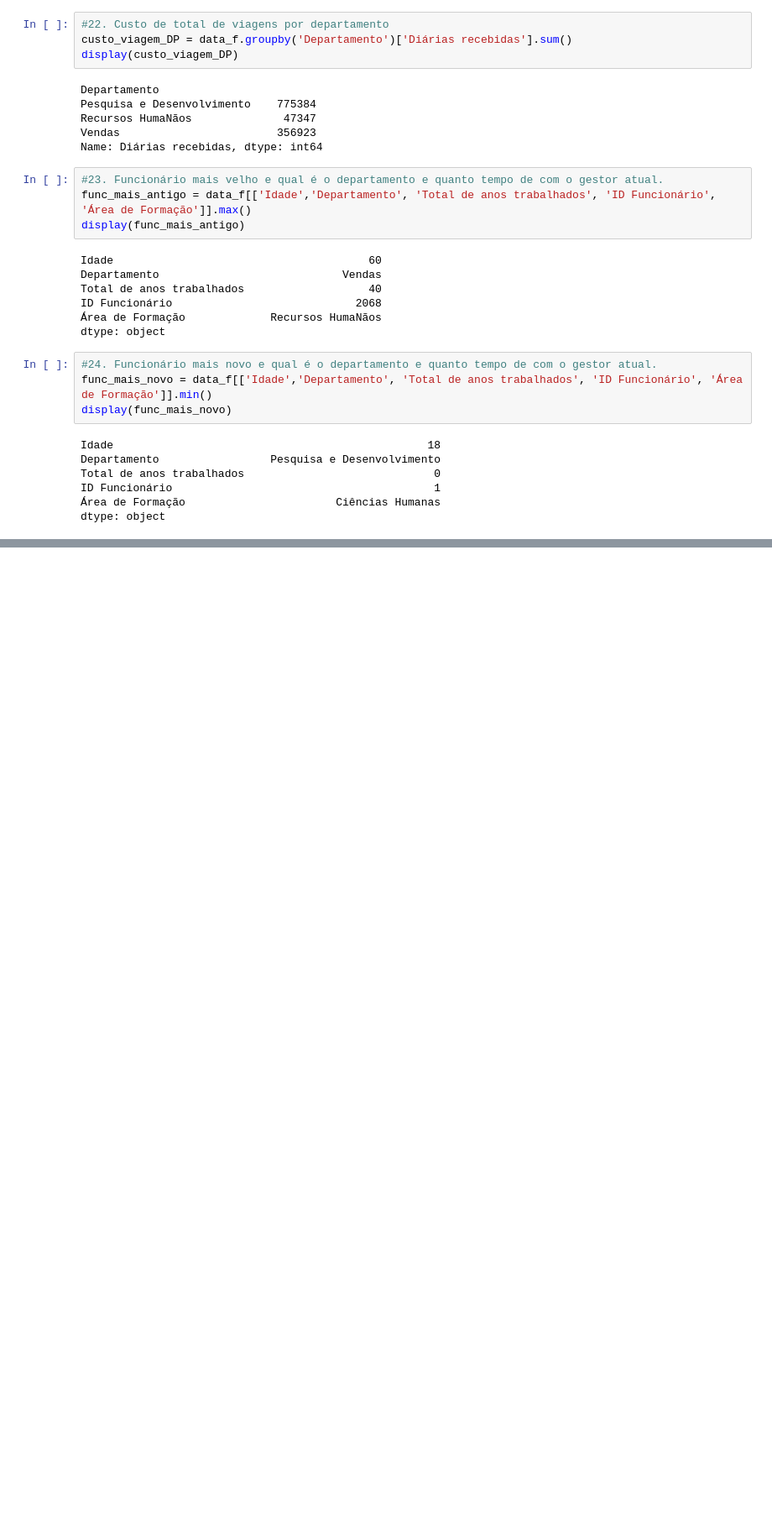
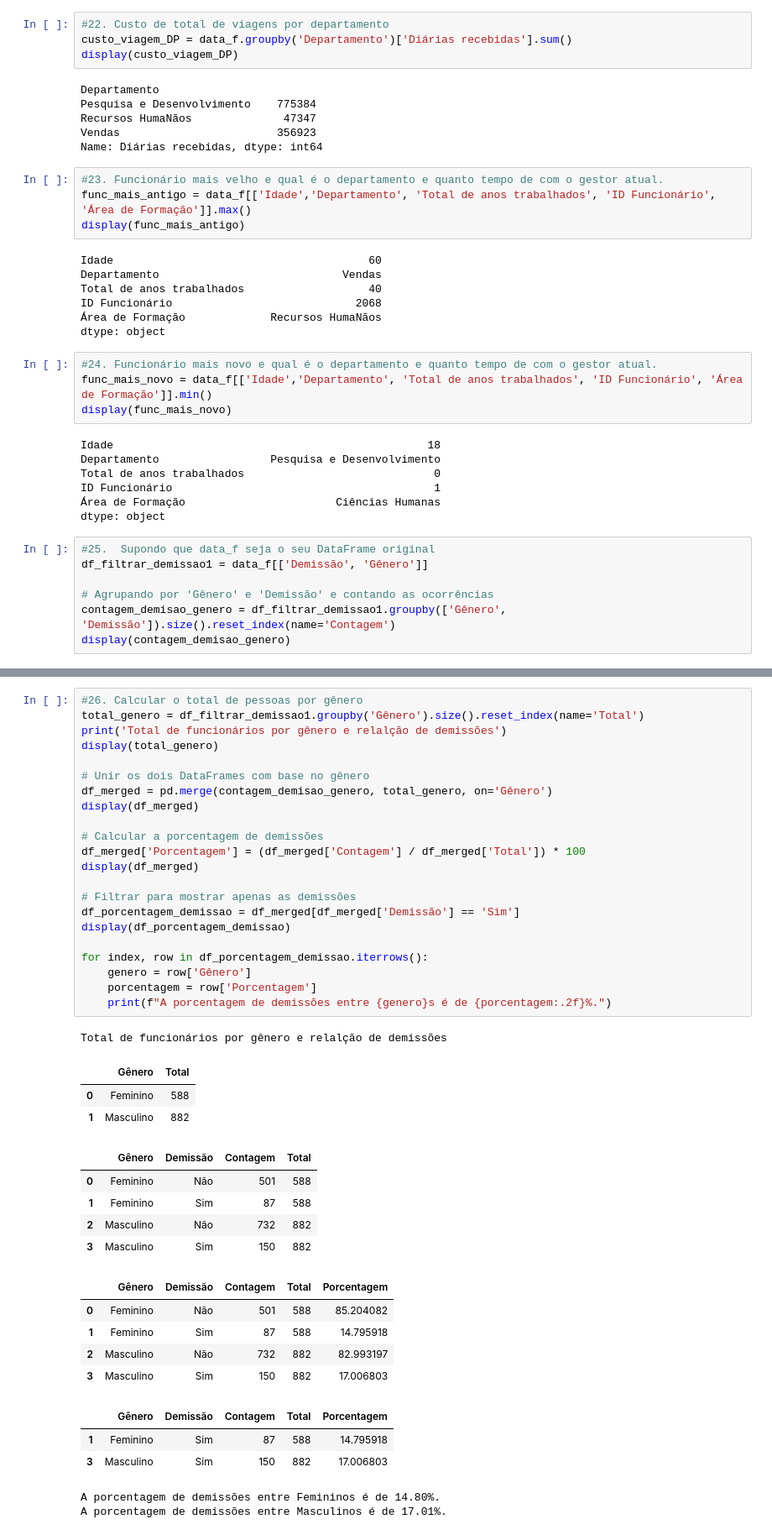
Before and after one commit to victoriawermelinger/SoulCode, a Jupyter notebook: Bootcamp - ANALISE DE DADOS/Atividade 03 - Pandas.ipynb, the cells around one changed output, grey strips where cells are left out. Shown at 84% size. Drawn from its saved outputs; the diff is of its cells as text; blank space fills up the shorter version.

```diff
--- a/Bootcamp - ANALISE DE DADOS/Atividade 03 - Pandas.ipynb
+++ b/Bootcamp - ANALISE DE DADOS/Atividade 03 - Pandas.ipynb
@@ -532,3 +532,10 @@ Total de anos trabalhados                             0
 ID Funcionário                                        1
 Área de Formação                       Ciências Humanas
 dtype: object
+# %%
+#25.  Supondo que data_f seja o seu DataFrame original
+df_filtrar_demissao1 = data_f[['Demissão', 'Gênero']]
+
+# Agrupando por 'Gênero' e 'Demissão' e contando as ocorrências
+contagem_demisao_genero = df_filtrar_demissao1.groupby(['Gênero', 'Demissão']).size().reset_index(name='Contagem')
+display(contagem_demisao_genero)
@@ -534,0 +548,42 @@ dtype: object
+# %%
+#26. Calcular o total de pessoas por gênero
+total_genero = df_filtrar_demissao1.groupby('Gênero').size().reset_index(name='Total')
+print('Total de funcionários por gênero e relalção de demissões')
+display(total_genero)
+
+# Unir os dois DataFrames com base no gênero
+df_merged = pd.merge(contagem_demisao_genero, total_genero, on='Gênero')
+display(df_merged)
+
+# Calcular a porcentagem de demissões
+df_merged['Porcentagem'] = (df_merged['Contagem'] / df_merged['Total']) * 100
+display(df_merged)
+
+# Filtrar para mostrar apenas as demissões
+df_porcentagem_demissao = df_merged[df_merged['Demissão'] == 'Sim']
+display(df_porcentagem_demissao)
+
+for index, row in df_porcentagem_demissao.iterrows():
+    genero = row['Gênero']
+    porcentagem = row['Porcentagem']
+    print(f"A porcentagem de demissões entre {genero}s é de {porcentagem:.2f}%.")
+# %% [output]
+Total de funcionários por gênero e relalção de demissões
+|  | Gênero | Total |
+| 0 | Feminino | 588 |
+| 1 | Masculino | 882 |
+|  | Gênero | Demissão | Contagem | Total |
+| 0 | Feminino | Não | 501 | 588 |
+| 1 | Feminino | Sim | 87 | 588 |
+| 2 | Masculino | Não | 732 | 882 |
+| 3 | Masculino | Sim | 150 | 882 |
+|  | Gênero | Demissão | Contagem | Total | Porcentagem |
+| 0 | Feminino | Não | 501 | 588 | 85.204082 |
+| 1 | Feminino | Sim | 87 | 588 | 14.795918 |
+| 2 | Masculino | Não | 732 | 882 | 82.993197 |
+| 3 | Masculino | Sim | 150 | 882 | 17.006803 |
+|  | Gênero | Demissão | Contagem | Total | Porcentagem |
+| 1 | Feminino | Sim | 87 | 588 | 14.795918 |
+| 3 | Masculino | Sim | 150 | 882 | 17.006803 |
+A porcentagem de demissões entre Femininos é de 14.80%.
+A porcentagem de demissões entre Masculinos é de 17.01%.
```
Also changed, not shown: parts of 5 cells of this notebook.
